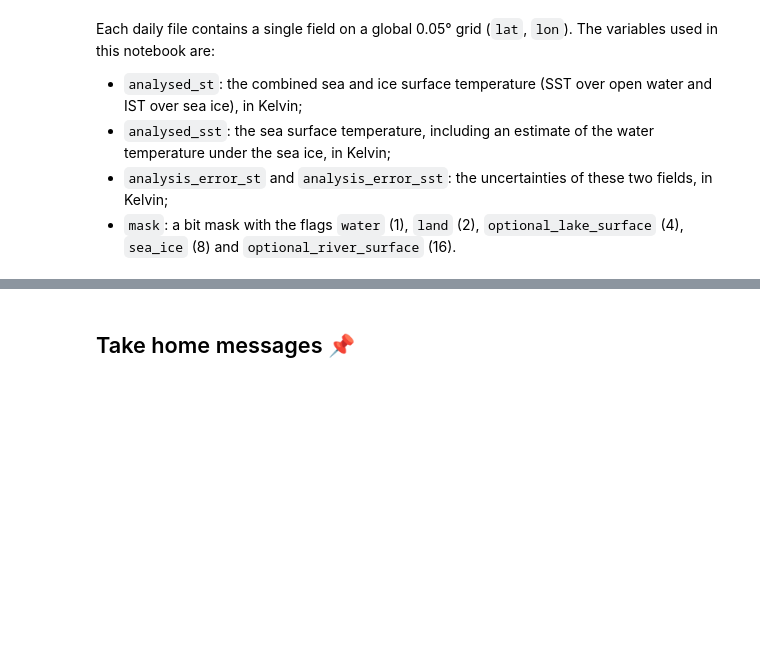
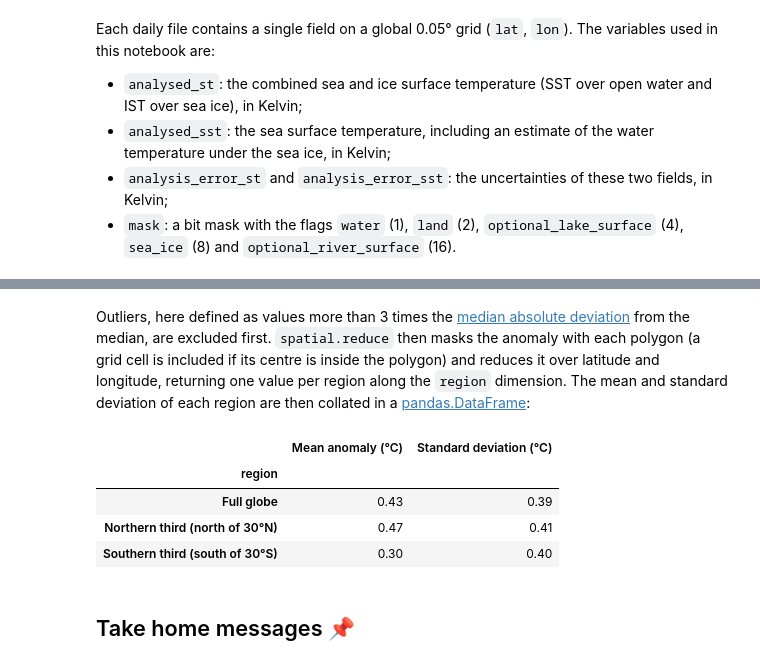
Before and after one commit to ecmwf-training/c3s-training-submodule-sat-obs-ocean, a Jupyter notebook: sea-surface-ice-surface-temperature.ipynb, the cells around one changed output, grey strips where cells are left out. Drawn from its saved outputs; the diff is of its cells as text; code cells hidden in the pictures; blank space fills up the shorter version.

```diff
--- a/sea-surface-ice-surface-temperature.ipynb
+++ b/sea-surface-ice-surface-temperature.ipynb
@@ -364,0 +394,19 @@ for name, lat_range in regions.items():
+# %%
+# Settings defined by user: regions as longitude/latitude boxes
+# box(west, south, east, north)
+regions = gpd.GeoDataFrame(
+    {
+        "region": [
+            "Full globe",
+            "Northern third (north of 30°N)",
+            "Southern third (south of 30°S)",
+        ]
+    },
+    geometry=[
+        box(-180, -90, 180, 90),
+        box(-180, 30, 180, 90),
+        box(-180, -90, 180, -30),
+    ],
+    crs="EPSG:4326",
+).set_index("region")
+regions
@@ -365,3 +419,29 @@ for name, lat_range in regions.items():
+# %% [markdown]
+Outliers, here defined as values more than 3 times the [median absolute deviation](https://docs.scipy.org/doc/scipy/reference/generated/scipy.stats.median_abs_deviation.html) from the median, are excluded first. `spatial.reduce` then masks the anomaly with each polygon (a grid cell is included if its centre is inside the polygon) and reduces it over latitude and longitude, returning one value per region along the `region` dimension. The mean and standard deviation of each region are then collated in a [pandas.DataFrame](https://pandas.pydata.org/docs/reference/api/pandas.DataFrame.html):
+# %%
+# Exclude outliers, more than 3 median absolute deviations from the median
+med = st_anom.median()
+mad = abs(st_anom - med).median()
+st_anom_filtered = st_anom.where(abs(st_anom - med) < 3 * mad)
+
+# Area-weighted mean and standard deviation in each region
+mean = ekt.spatial.reduce(st_anom_filtered, regions, weights="latitude")
+std = ekt.spatial.reduce(st_anom_filtered, regions, how="std")
+
+# Collate the regional statistics in a table, one row per region
+anom_stats = pd.DataFrame(
+    {
+        "Mean anomaly (°C)": mean.to_series(),
+        "Standard deviation (°C)": std.to_series(),
+    }
+)
+anom_stats.round(2)
+# %% [output]
+|  | Mean anomaly (°C) | Standard deviation (°C) |
+| region |  |  |
+| Full globe | 0.43 | 0.39 |
+| Northern third (north of 30°N) | 0.47 | 0.41 |
+| Southern third (south of 30°S) | 0.30 | 0.40 |
 # %% [markdown]
 ## Take home messages 📌
 # %% [markdown]
```
Also changed, not shown: parts of 81 cells of this notebook, 4 other files.
